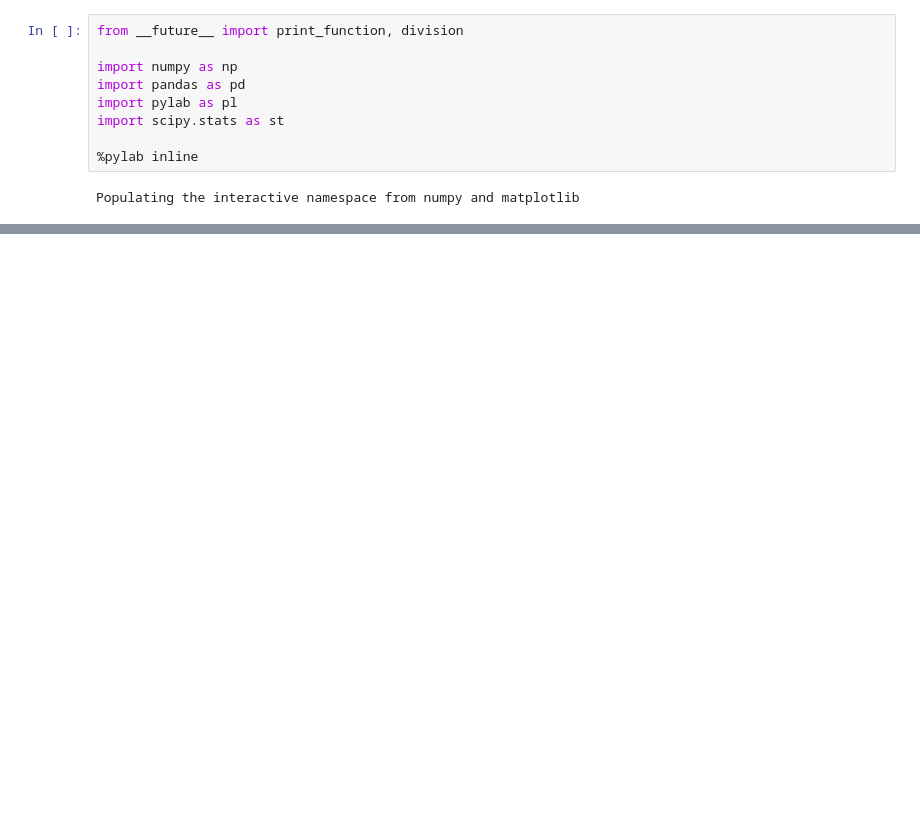
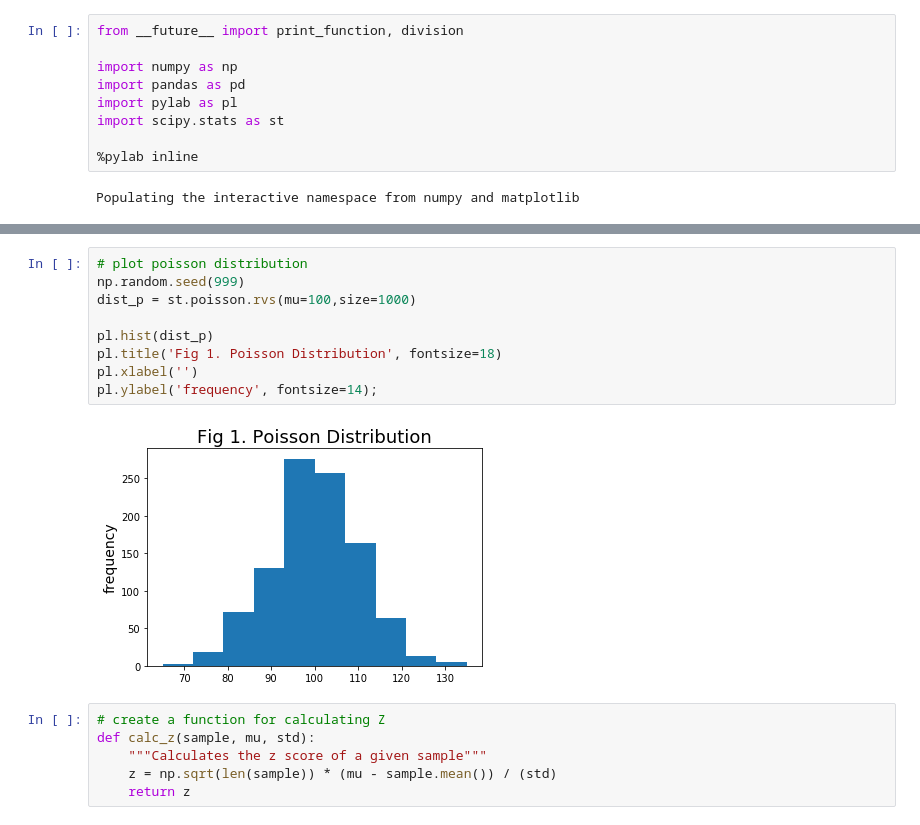
Before and after one commit to ywnch/PUI2017_ywc249, a Jupyter notebook: HW5_ywc249/HW5-1.ipynb, the cells around one changed output, grey strips where cells are left out. Saved outputs shown, nothing was run; the diff lists cells and outputs as text; blank space fills up the shorter version.

```diff
--- a/HW5_ywc249/HW5-1.ipynb
+++ b/HW5_ywc249/HW5-1.ipynb
@@ -279,0 +17,17 @@ pl.legend(fontsize = 20);
+# %%
+# plot poisson distribution
+np.random.seed(999)
+dist_p = st.poisson.rvs(mu=100,size=1000)
+
+pl.hist(dist_p)
+pl.title('Fig 1. Poisson Distribution', fontsize=18)
+pl.xlabel('')
+pl.ylabel('frequency', fontsize=14);
+# %% [output]
+[figure, added]
+# %%
+# create a function for calculating Z
+def calc_z(sample, mu, std):
+    """Calculates the z score of a given sample"""
+    z = np.sqrt(len(sample)) * (mu - sample.mean()) / (std)
+    return z
```
Also changed, not shown: parts of 37 cells of this notebook, 2 other files.
